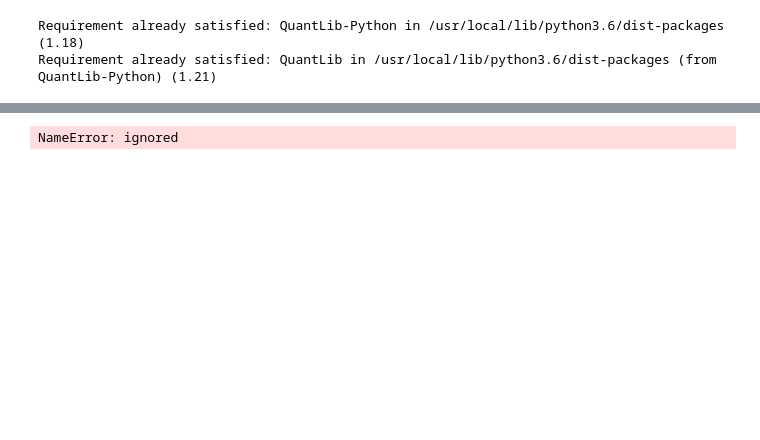
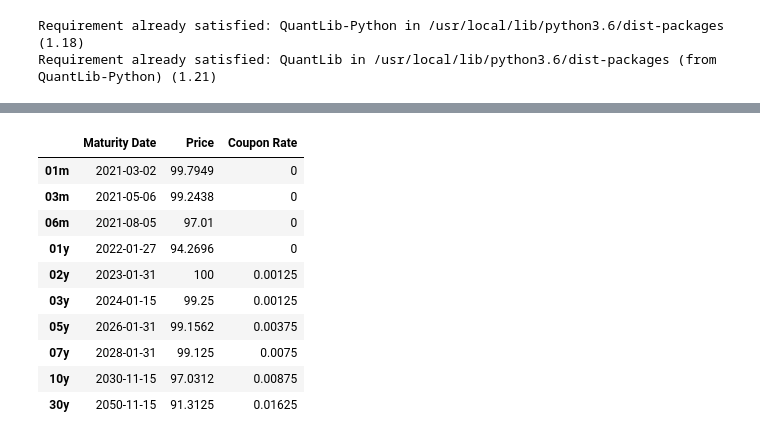
Before and after one commit to shininglight99/Dabin-archive, a Jupyter notebook: 10Year_US_treasury_Note.ipynb, the cells around one changed output, grey strips where cells are left out. Cells and saved outputs as stored; diff of their text form; code cells hidden in the pictures; blank space fills up the shorter version.

```diff
--- a/10Year_US_treasury_Note.ipynb
+++ b/10Year_US_treasury_Note.ipynb
@@ -78,7 +172,0 @@ def TREASURY_CURVE(date, quote):
-# %%
-#Set Evaluation Date
-
-eval_date = ql.Date(date.day, date.month, date.year)
-ql.Settings.instance().evaluationDate = eval_date
-# %% [output]
-NameError: ignored
@@ -103,0 +173,14 @@ for r, m in zip(tbill['price'], tbill['days'])]
+# %%
+quote
+# %% [output]
+|  | Maturity Date | Price | Coupon Rate |
+| 01m | 2021-03-02 | 99.7949 | 0 |
+| 03m | 2021-05-06 | 99.2438 | 0 |
+| 06m | 2021-08-05 | 97.01 | 0 |
+| 01y | 2022-01-27 | 94.2696 | 0 |
+| 02y | 2023-01-31 | 100 | 0.00125 |
+| 03y | 2024-01-15 | 99.25 | 0.00125 |
+| 05y | 2026-01-31 | 99.1562 | 0.00375 |
+| 07y | 2028-01-31 | 99.125 | 0.0075 |
+| 10y | 2030-11-15 | 97.0312 | 0.00875 |
+| 30y | 2050-11-15 | 91.3125 | 0.01625 |
```
Also changed, not shown: parts of 5 cells of this notebook.
